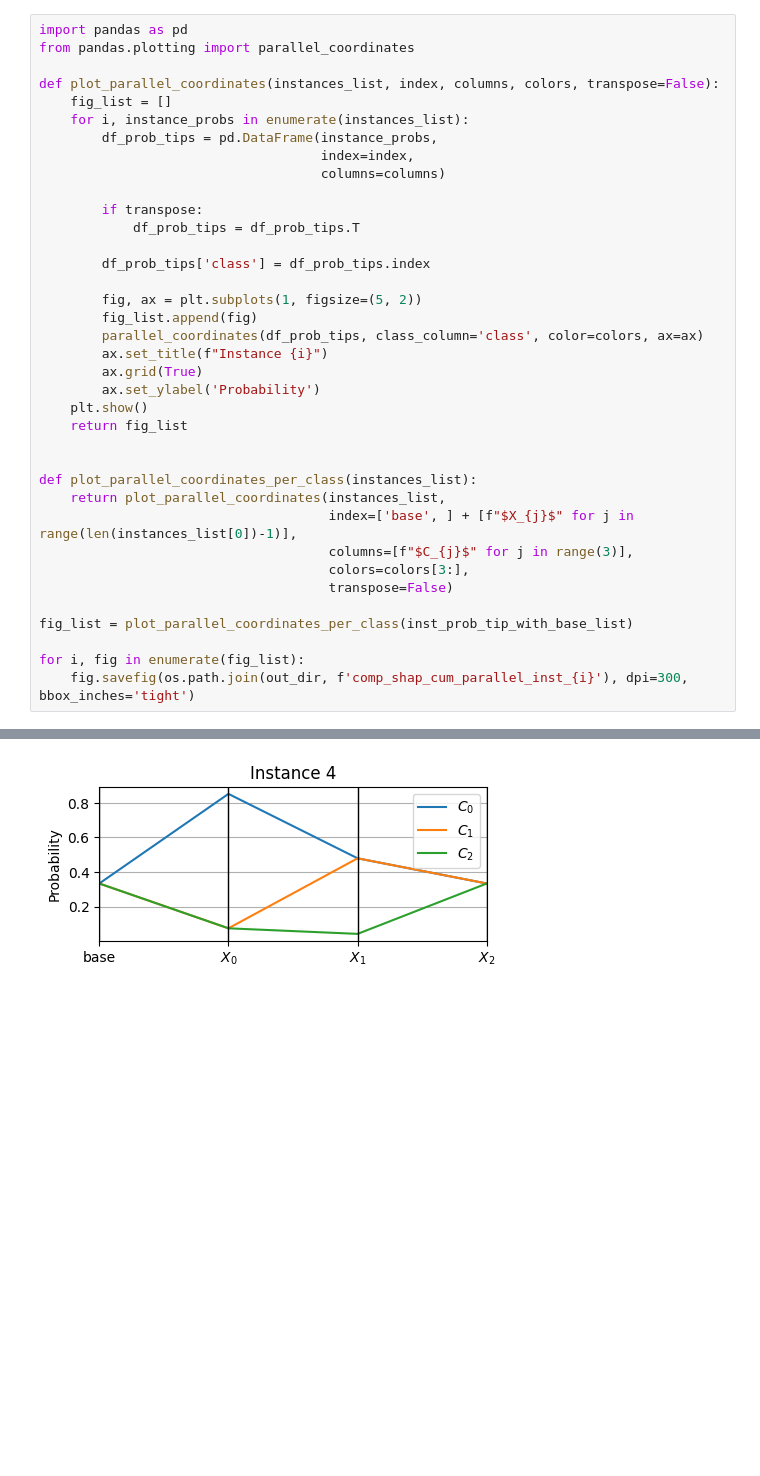
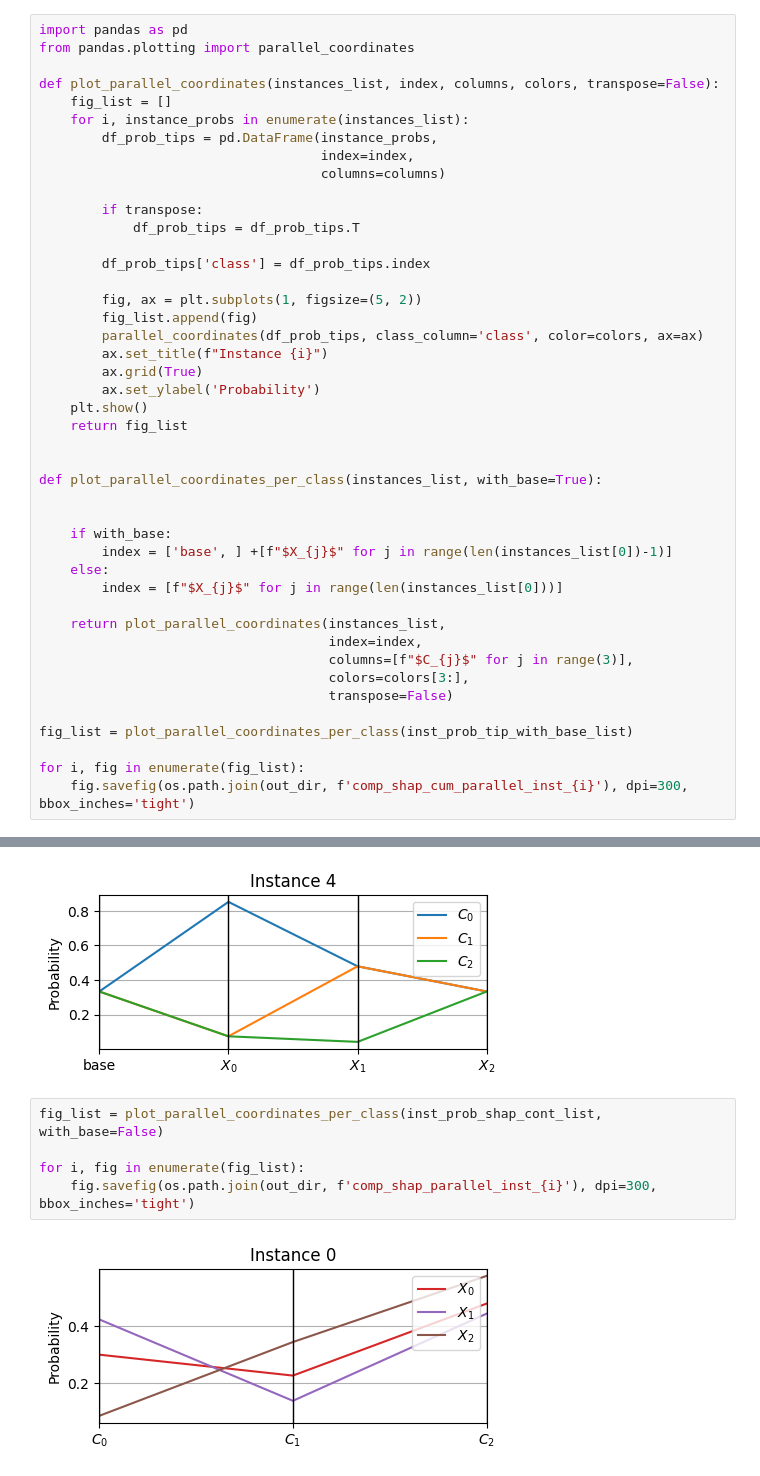
Before and after one commit to shapley-composition/ecai-2024-code-and-exp, a Jupyter notebook: toy_example_in_ilr_and_shap.ipynb, the cells around one changed output, grey strips where cells are left out. Cells and saved outputs as stored; diff of their text form; blank space fills up the shorter version.

Commit message:
Added parallel coordinates with independent contributions per feature

```diff
--- a/toy_example_in_ilr_and_shap.ipynb
+++ b/toy_example_in_ilr_and_shap.ipynb
@@ -547,9 +547,16 @@ def plot_parallel_coordinates(instances_list, index, columns, colors, transpose=
     return fig_list
 
 
-def plot_parallel_coordinates_per_class(instances_list):
+def plot_parallel_coordinates_per_class(instances_list, with_base=True):
+
+
+    if with_base:
+        index = ['base', ] +[f"$X_{j}$" for j in range(len(instances_list[0])-1)]
+    else:
+        index = [f"$X_{j}$" for j in range(len(instances_list[0]))]
+
     return plot_parallel_coordinates(instances_list,
-                                     index=['base', ] + [f"$X_{j}$" for j in range(len(instances_list[0])-1)],
+                                     index=index,
                                      columns=[f"$C_{j}$" for j in range(3)],
                                      colors=colors[3:],
                                      transpose=False)
@@ -582,3 +589,10 @@ for i, fig in enumerate(fig_list):
 [figure]
 [figure]
 [figure]
+# %%
+fig_list = plot_parallel_coordinates_per_class(inst_prob_shap_cont_list, with_base=False)
+
+for i, fig in enumerate(fig_list):
+    fig.savefig(os.path.join(out_dir, f'comp_shap_parallel_inst_{i}'), dpi=300, bbox_inches='tight')
+# %% [output]
+[figure, added]
```
Also changed, not shown: parts of 1 cell of this notebook.
